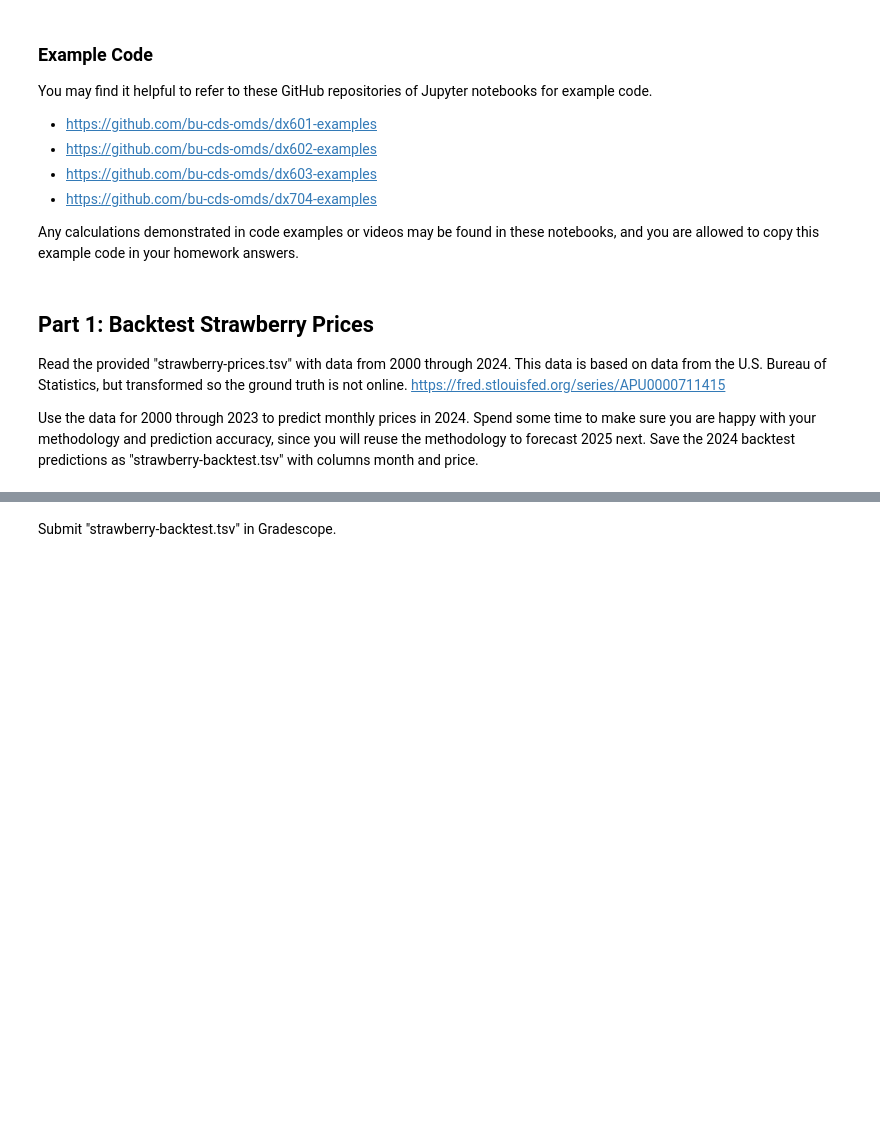
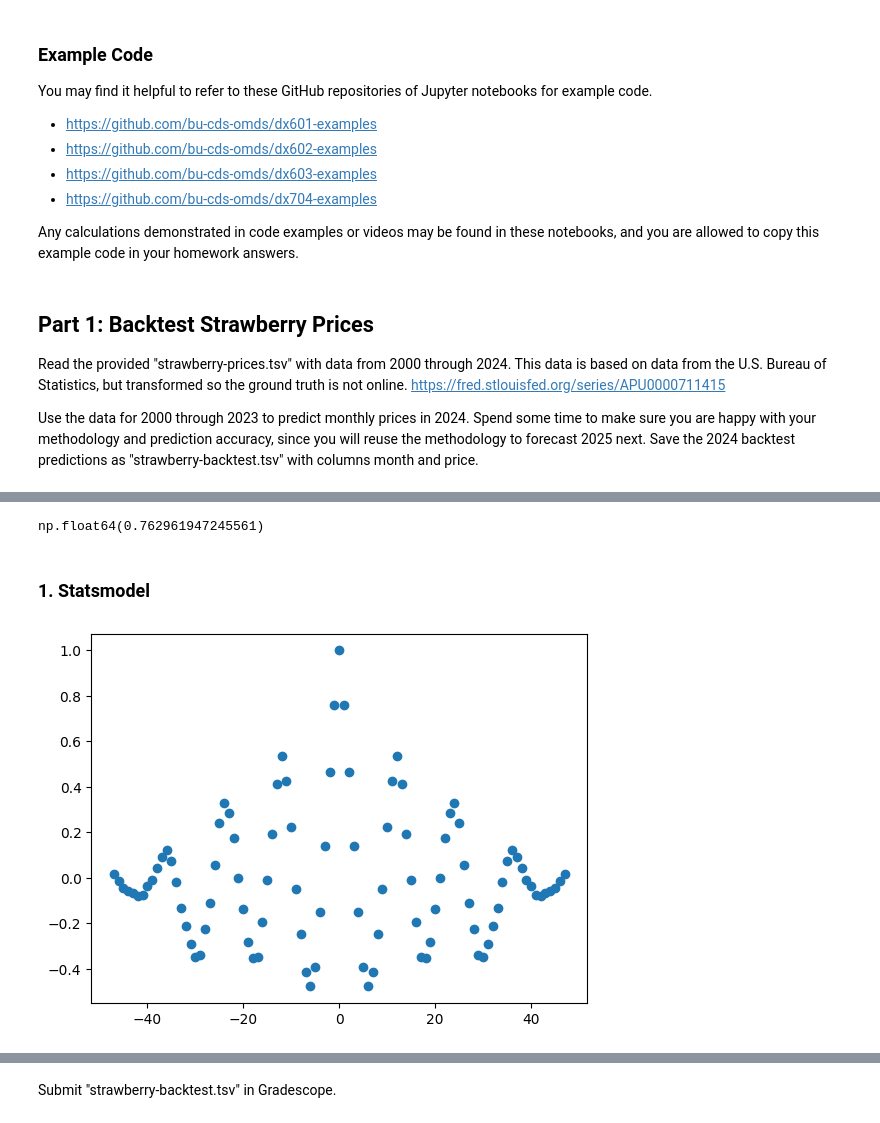
Before and after one commit to cfornesa/dx704-project-02, a Jupyter notebook: project.ipynb, the cells around one changed output, grey strips where cells are left out. Cells and saved outputs as stored; diff of their text form; code cells hidden in the pictures; blank space fills up the shorter version.

```diff
--- a/project.ipynb
+++ b/project.ipynb
@@ -117,0 +84,13 @@ ValueError: X has 1 features, but SVR is expecting 12 features as input.
+# %%
+strawberry_prices_length = len(strawberry_prices)
+# %%
+strawberry_prices["price"].autocorr(lag=12)
+# %% [output]
+np.float64(0.762961947245561)
+# %% [markdown]
+### 1. Statsmodel
+# %%
+# Correlogram
+plt.acorr(strawberry_prices["price"] - strawberry_prices["price"].mean(), normed=True, maxlags=(strawberry_prices_length - 1), usevlines=False);
+# %% [output]
+[figure, added]
```
Also changed, not shown: parts of 28 cells of this notebook, 2 other files.
